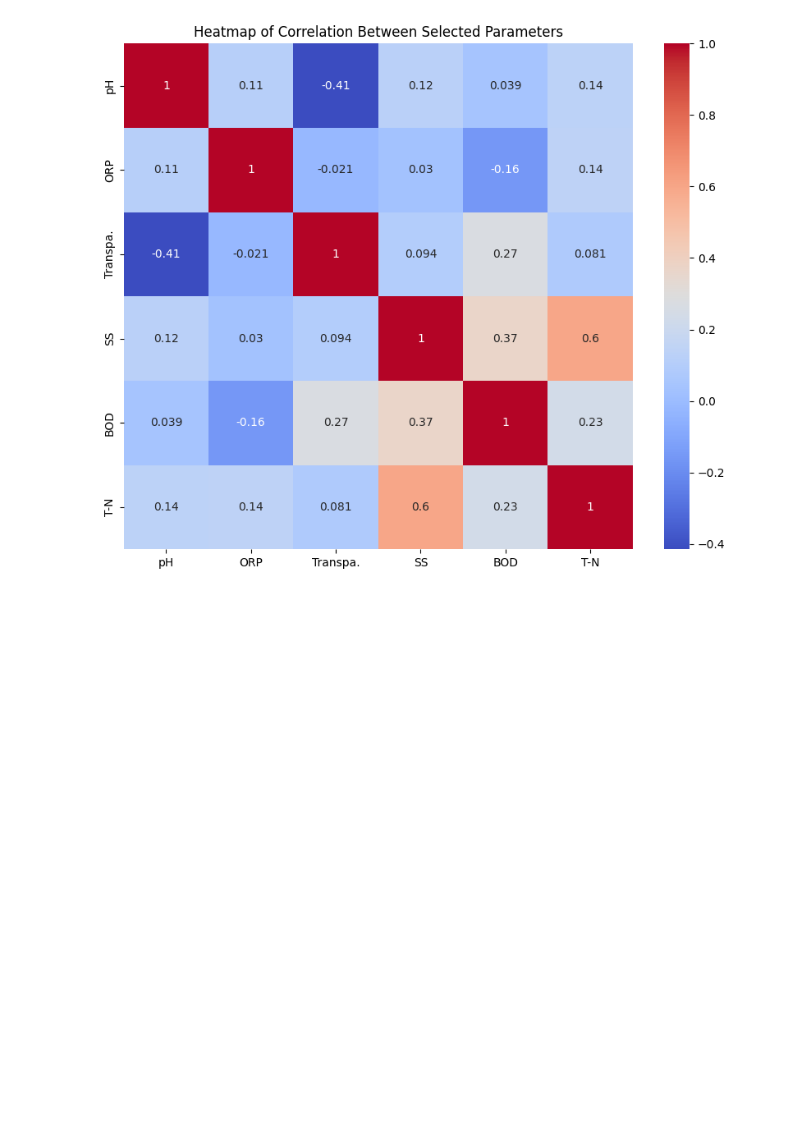
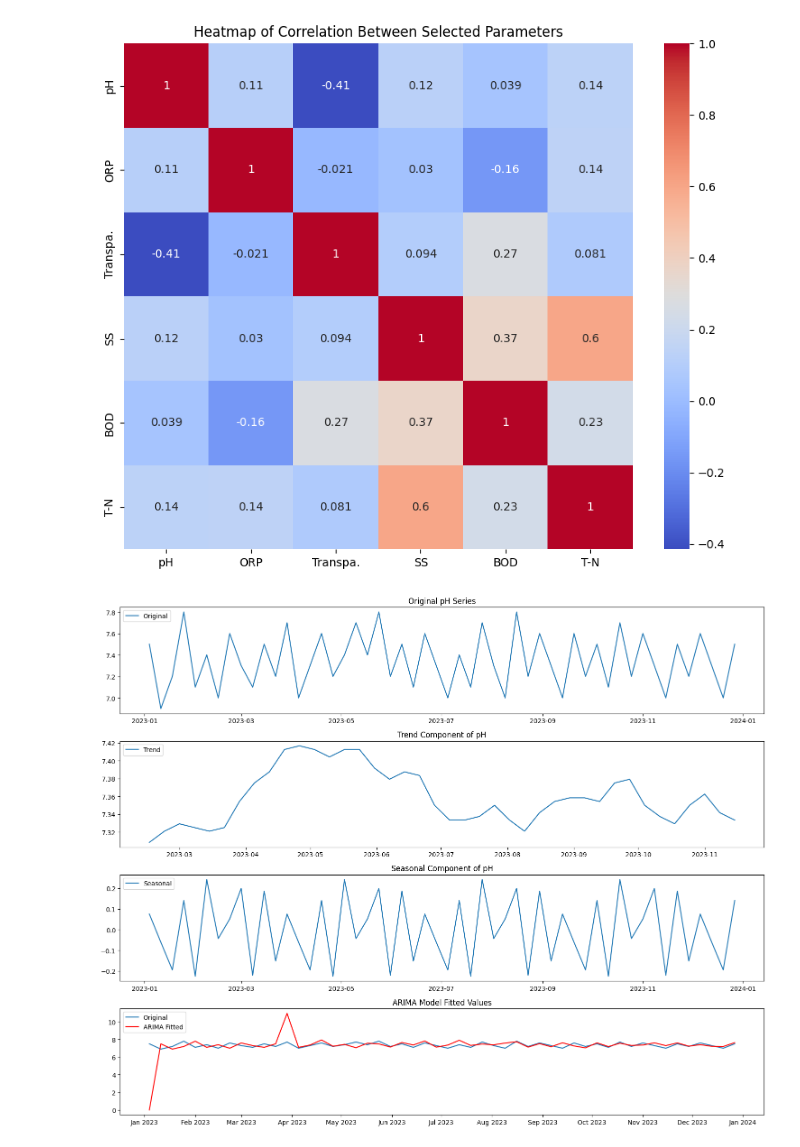
Before and after one commit to ShoheiHorikawa/time-series-analysis, a Jupyter notebook: analysis1.ipynb, the cells around one changed output. Cells and saved outputs as stored; diff of their text form; code cells hidden in the pictures; blank space fills up the shorter version.

```diff
--- a/analysis1.ipynb
+++ b/analysis1.ipynb
@@ -76,3 +103,51 @@ plt.title('Heatmap of Correlation Between Selected Parameters')
 plt.show()
 # %% [output]
 [figure]
+# %%
+# Extracting pH data
+pH_data = data[['Date', 'pH']].set_index('Date')
+
+# Check for missing values
+pH_data.isna().sum()
+
+# Dropping rows with missing values for analysis
+pH_data.dropna(inplace=True)
+
+# Seasonal Decompose to analyze trend, seasonality, and residuals
+decomposed = seasonal_decompose(pH_data['pH'], model='additive', period=12)
+
+# ARIMA model for both trend and seasonality
+# Choosing ARIMA parameters (p,d,q) can be done using AIC, BIC or grid search, here we use common parameters
+arima_model = ARIMA(pH_data, order=(1, 1, 1), seasonal_order=(1, 1, 1, 12))
+arima_result = arima_model.fit()
+
+# Plotting the results
+fig, axes = plt.subplots(4, 1, figsize=(15, 12))
+
+# Plotting original series
+axes[0].plot(pH_data, label='Original')
+axes[0].legend(loc='upper left')
+axes[0].set_title('Original pH Series')
+
+# Plotting trend component
+axes[1].plot(decomposed.trend, label='Trend')
+axes[1].legend(loc='upper left')
+axes[1].set_title('Trend Component of pH')
+
+# Plotting seasonal component
+axes[2].plot(decomposed.seasonal, label='Seasonal')
+axes[2].legend(loc='upper left')
+axes[2].set_title('Seasonal Component of pH')
+
+# Plotting ARIMA Predicted values
+axes[3].plot(pH_data, label='Original')
+axes[3].plot(arima_result.fittedvalues, label='ARIMA Fitted', color='red')
+axes[3].legend(loc='upper left')
+axes[3].set_title('ARIMA Model Fitted Values')
+axes[3].xaxis.set_major_locator(mdates.MonthLocator())
+axes[3].xaxis.set_major_formatter(mdates.DateFormatter('%b %Y'))
+
+plt.tight_layout()
+plt.show()
+# %% [output]
+[figure, added]
```
Also changed, not shown: parts of 10 cells of this notebook, 2 other files.
